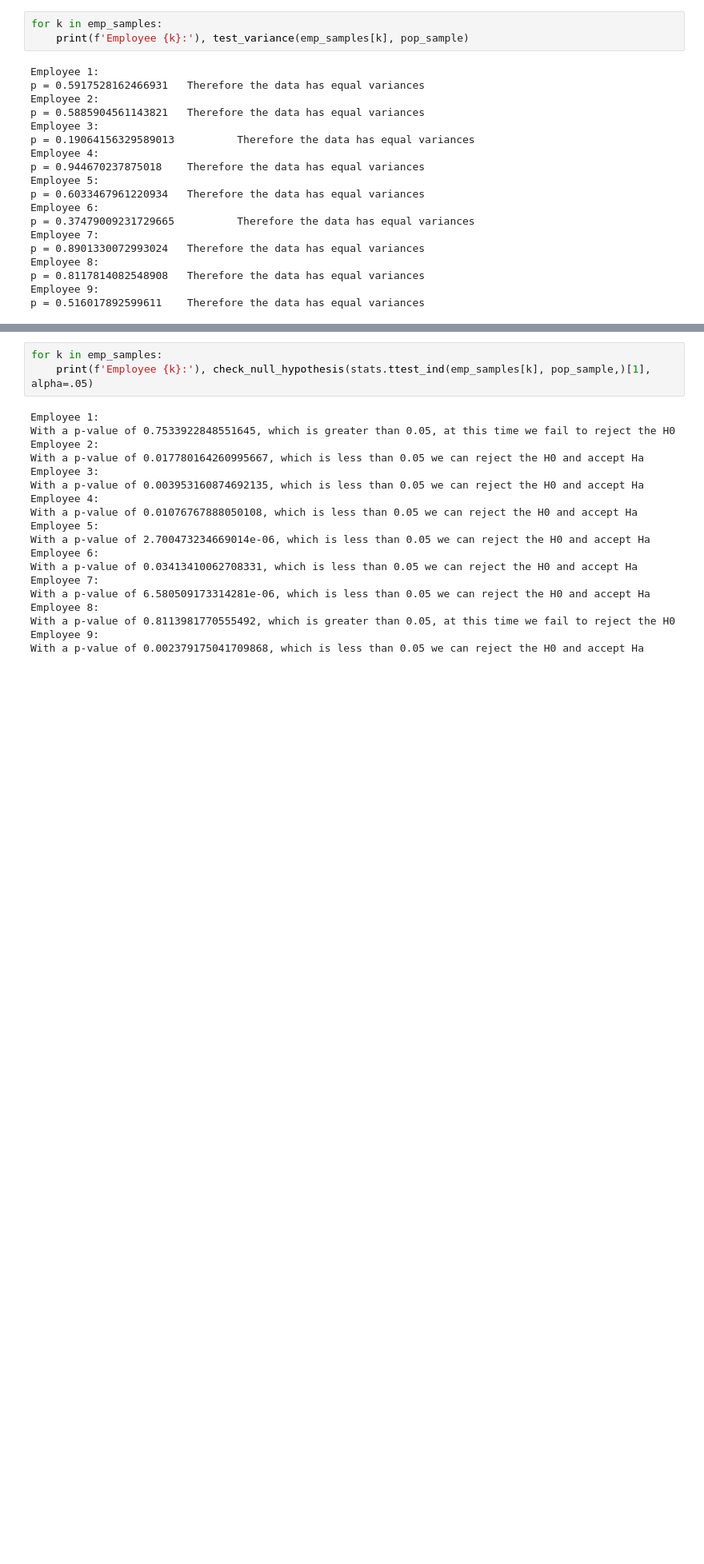
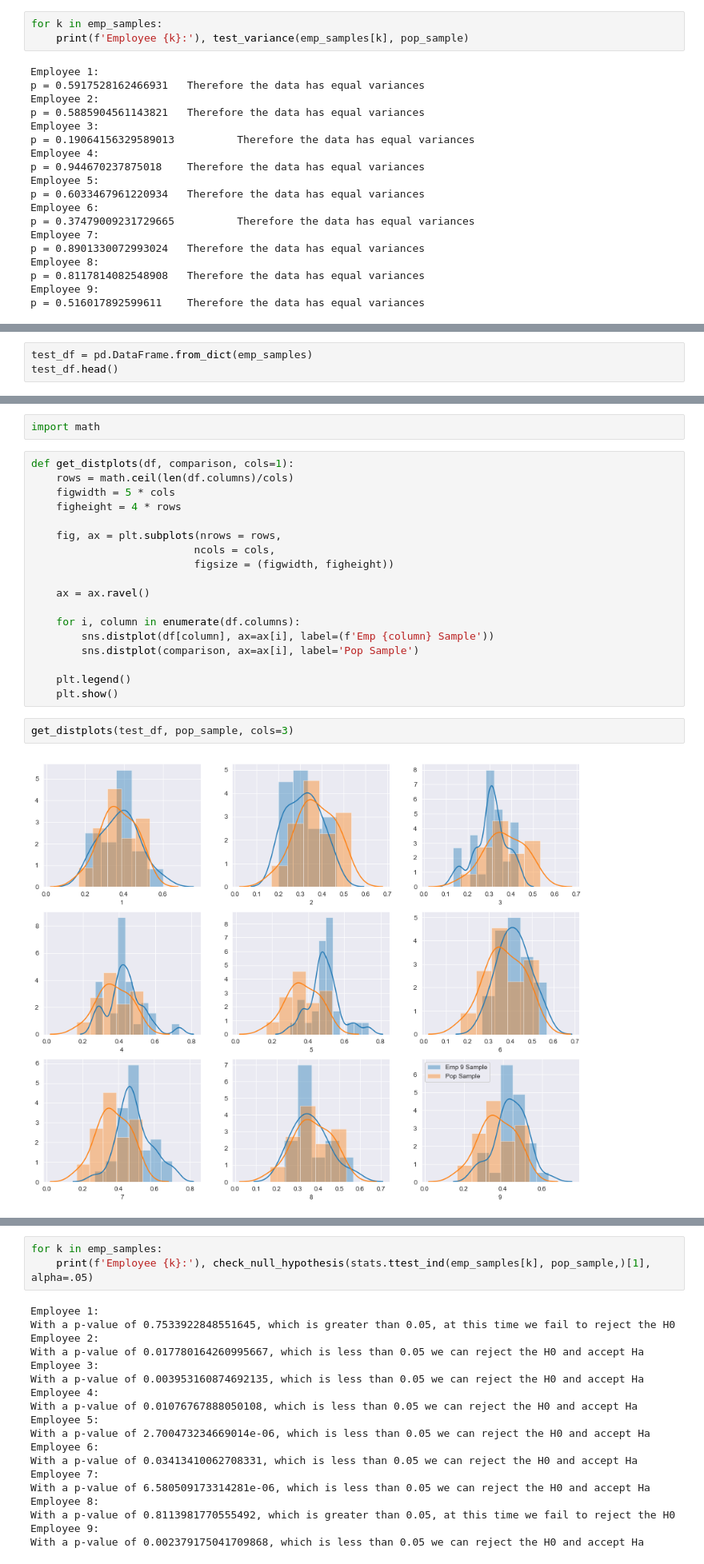
Before and after one commit to rab175/dsc-mod-3-project-online-ds-pt-071519, a Jupyter notebook: Mod3_Project.ipynb, the cells around one changed output, grey strips where cells are left out. Shown at 80% size. Cells and saved outputs as stored; diff of their text form; blank space fills up the shorter version.

```diff
--- a/Mod3_Project.ipynb
+++ b/Mod3_Project.ipynb
@@ -603,0 +596,3 @@ plt.legend()
+# %%
+test_df = pd.DataFrame.from_dict(emp_samples)
+test_df.head()
@@ -604,2 +606,26 @@ plt.legend()
+# %%
+import math
+# %%
+def get_distplots(df, comparison, cols=1):
+    rows = math.ceil(len(df.columns)/cols)
+    figwidth = 5 * cols
+    figheight = 4 * rows
+
+    fig, ax = plt.subplots(nrows = rows,
+                          ncols = cols,
+                          figsize = (figwidth, figheight))
+
+    ax = ax.ravel()
+
+    for i, column in enumerate(df.columns):
+        sns.distplot(df[column], ax=ax[i], label=(f'Emp {column} Sample'))
+        sns.distplot(comparison, ax=ax[i], label='Pop Sample')
+
+    plt.legend()
+    plt.show()
+# %%
+get_distplots(test_df, pop_sample, cols=3)
+# %% [output]
+[figure, added]
 # %%
 for k in emp_samples:
```
Also changed, not shown: parts of 8 cells of this notebook.
